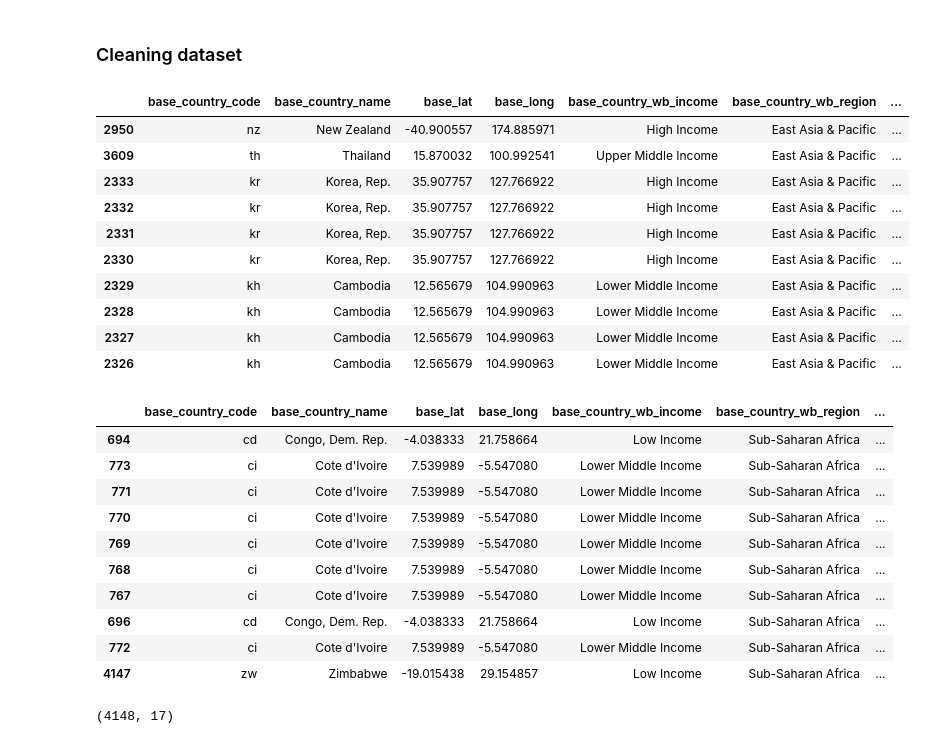
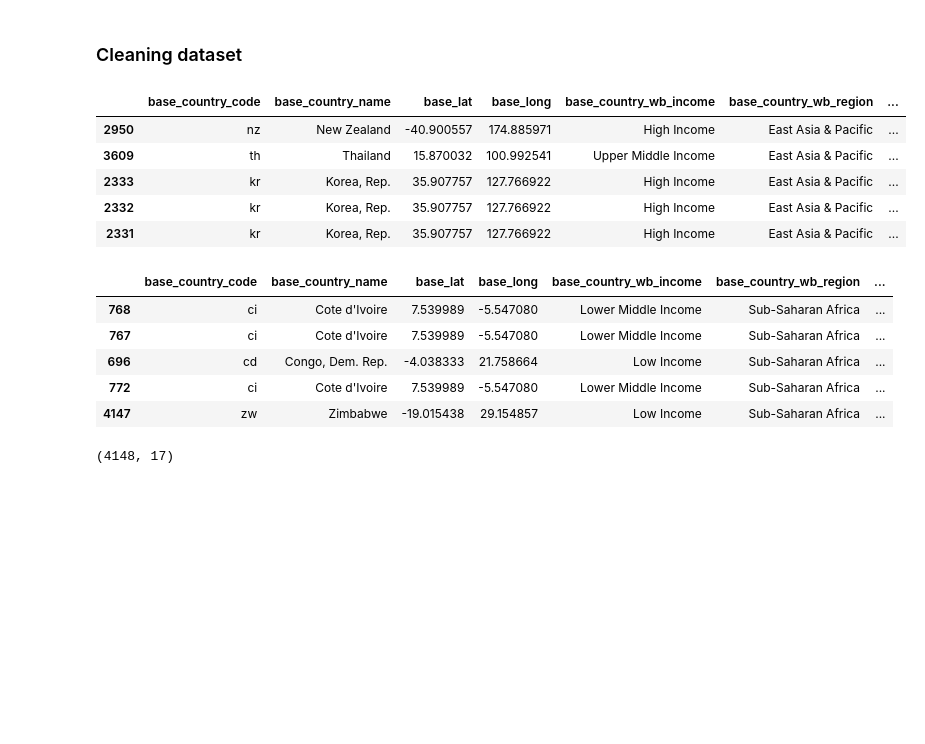
Before and after one commit to pdesai27/DAB-103, a Jupyter notebook: CountryMigration.ipynb, the cells around one changed output. Drawn from its saved outputs; the diff is of its cells as text; code cells hidden in the pictures; blank space fills up the shorter version.

```diff
--- a/CountryMigration.ipynb
+++ b/CountryMigration.ipynb
@@ -116,31 +116,21 @@ Index(['base_country_code', 'base_country_name', 'base_lat', 'base_long',
 # %%
 # Select columns 1 to 17 and drop empty columns (18 to 26).
 data = df.iloc[:,0:17].sort_values(by='base_country_wb_region')
 
 # Use head to display first ten rows
-data.head(10)
+data.head(5)
 # %% [output]
 |  | base_country_code | base_country_name | base_lat | base_long | base_country_wb_income | base_country_wb_region | ... |
 | 2950 | nz | New Zealand | -40.900557 | 174.885971 | High Income | East Asia & Pacific | ... |
 | 3609 | th | Thailand | 15.870032 | 100.992541 | Upper Middle Income | East Asia & Pacific | ... |
 | 2333 | kr | Korea, Rep. | 35.907757 | 127.766922 | High Income | East Asia & Pacific | ... |
 | 2332 | kr | Korea, Rep. | 35.907757 | 127.766922 | High Income | East Asia & Pacific | ... |
 | 2331 | kr | Korea, Rep. | 35.907757 | 127.766922 | High Income | East Asia & Pacific | ... |
-| 2330 | kr | Korea, Rep. | 35.907757 | 127.766922 | High Income | East Asia & Pacific | ... |
-| 2329 | kh | Cambodia | 12.565679 | 104.990963 | Lower Middle Income | East Asia & Pacific | ... |
-| 2328 | kh | Cambodia | 12.565679 | 104.990963 | Lower Middle Income | East Asia & Pacific | ... |
-| 2327 | kh | Cambodia | 12.565679 | 104.990963 | Lower Middle Income | East Asia & Pacific | ... |
-| 2326 | kh | Cambodia | 12.565679 | 104.990963 | Lower Middle Income | East Asia & Pacific | ... |
 # %%
 # Use tail to display last ten rows
-data.tail(10)
+data.tail(5)
 # %% [output]
 |  | base_country_code | base_country_name | base_lat | base_long | base_country_wb_income | base_country_wb_region | ... |
-| 694 | cd | Congo, Dem. Rep. | -4.038333 | 21.758664 | Low Income | Sub-Saharan Africa | ... |
-| 773 | ci | Cote d'Ivoire | 7.539989 | -5.547080 | Lower Middle Income | Sub-Saharan Africa | ... |
-| 771 | ci | Cote d'Ivoire | 7.539989 | -5.547080 | Lower Middle Income | Sub-Saharan Africa | ... |
-| 770 | ci | Cote d'Ivoire | 7.539989 | -5.547080 | Lower Middle Income | Sub-Saharan Africa | ... |
-| 769 | ci | Cote d'Ivoire | 7.539989 | -5.547080 | Lower Middle Income | Sub-Saharan Africa | ... |
 | 768 | ci | Cote d'Ivoire | 7.539989 | -5.547080 | Lower Middle Income | Sub-Saharan Africa | ... |
 | 767 | ci | Cote d'Ivoire | 7.539989 | -5.547080 | Lower Middle Income | Sub-Saharan Africa | ... |
 | 696 | cd | Congo, Dem. Rep. | -4.038333 | 21.758664 | Low Income | Sub-Saharan Africa | ... |
```
